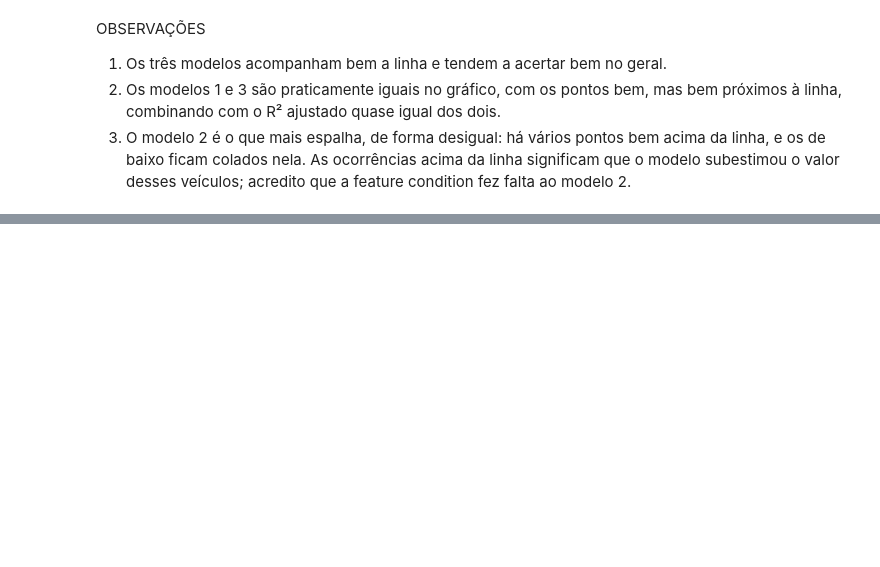
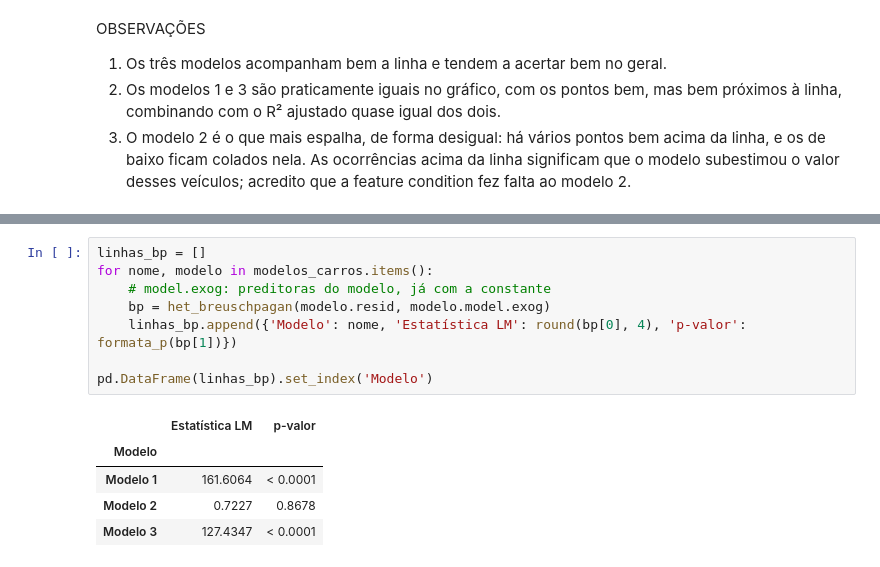
Before and after one commit to joaopdroslv/modelos-de-regressao-pucminas, a Jupyter notebook: Atividades/Lista_1/notebooks/Lista_1 - Análises.ipynb, the cells around one changed output, grey strips where cells are left out. Cells and saved outputs as stored; diff of their text form; blank space fills up the shorter version.

```diff
--- a/Atividades/Lista_1/notebooks/Lista_1 - Análises.ipynb
+++ b/Atividades/Lista_1/notebooks/Lista_1 - Análises.ipynb
@@ -1369,0 +1407,14 @@ OBSERVAÇÕES
+# %%
+linhas_bp = []
+for nome, modelo in modelos_carros.items():
+    # model.exog: preditoras do modelo, já com a constante
+    bp = het_breuschpagan(modelo.resid, modelo.model.exog)
+    linhas_bp.append({'Modelo': nome, 'Estatística LM': round(bp[0], 4), 'p-valor': formata_p(bp[1])})
+
+pd.DataFrame(linhas_bp).set_index('Modelo')
+# %% [output]
+|  | Estatística LM | p-valor |
+| Modelo |  |  |
+| Modelo 1 | 161.6064 | < 0.0001 |
+| Modelo 2 | 0.7227 | 0.8678 |
+| Modelo 3 | 127.4347 | < 0.0001 |
```
Also changed, not shown: parts of 9 cells of this notebook.
